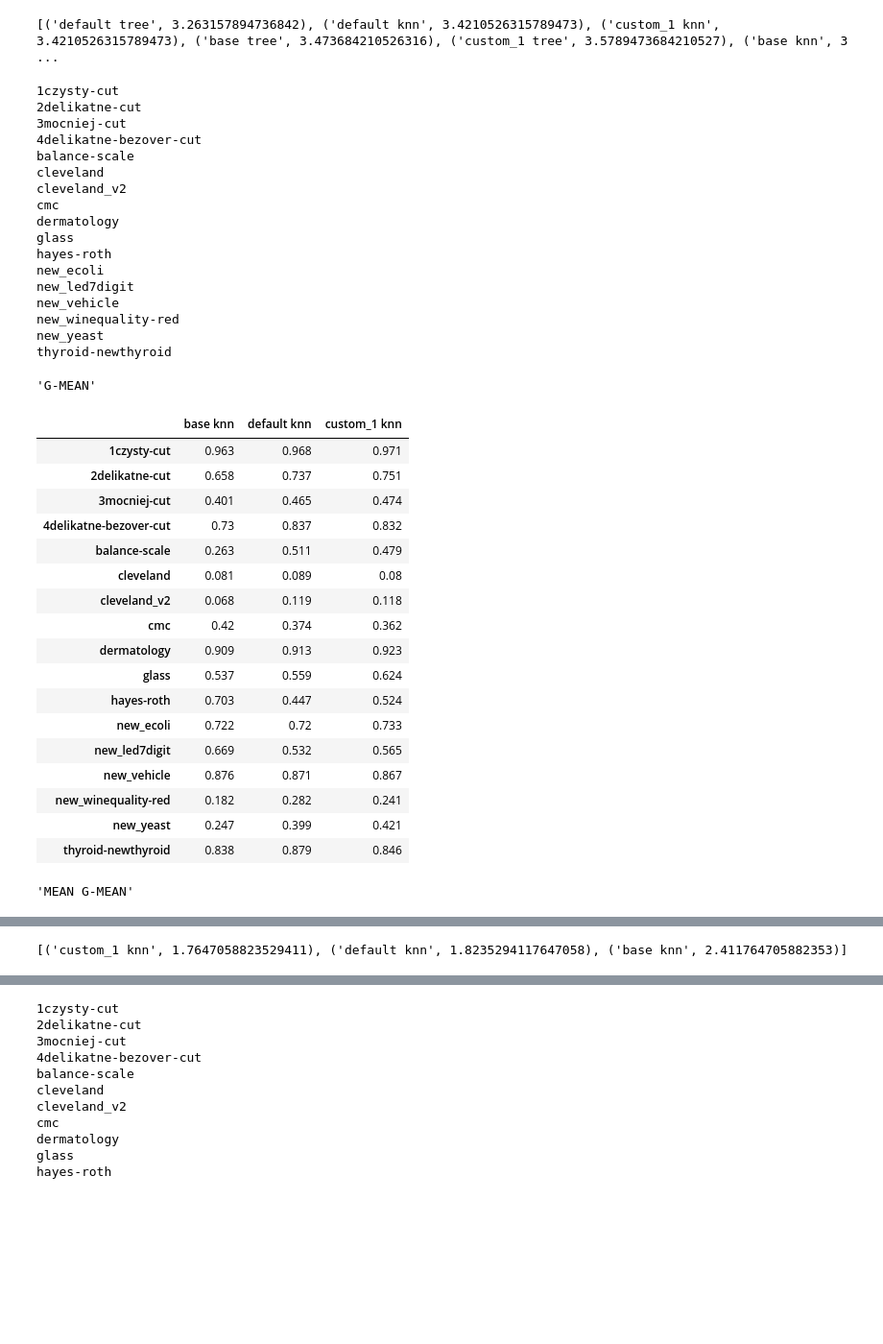
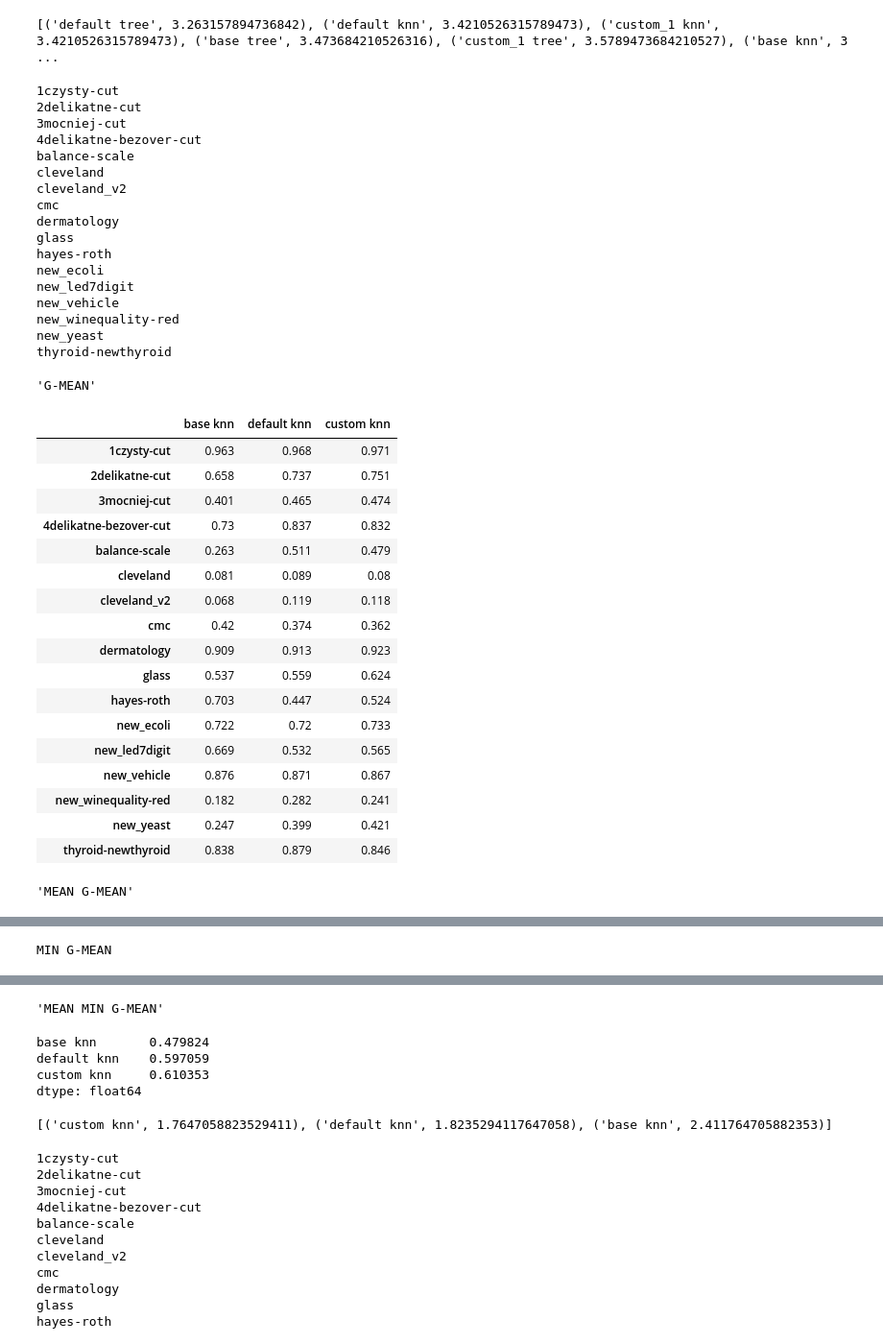
Before and after one commit to damianhorna/multi-imbalance, a Jupyter notebook: benchmarks/spider/spider.ipynb, the cells around one changed output, grey strips where cells are left out. Shown at 96% size. Saved outputs shown, nothing was run; the diff lists cells and outputs as text; code cells hidden in the pictures; blank space fills up the shorter version.

Commit message:
Spider benchmarks final

```diff
--- a/benchmarks/spider/spider.ipynb
+++ b/benchmarks/spider/spider.ipynb
@@ -111,3 +113,44 @@ default [0.532, 0.766, 0.9129999999999999]
 KeyboardInterrupt:
 # %%
 pd.read_csv("article_results.csv", header=None)
+# %%
+cost_matrix = np.array([[0,1,1],[3,0,1],[7,5,0]])
+
+result = []
+
+
+for imbalance_ratio in ["70-30-0-0", "40-50-10-0", "30-40-15-15"]:
+    print(f"Imbalance ratio: {imbalance_ratio}")
+    for overlap in range(0, 3):
+        print(f"Overlap: {overlap}")
+        for setting in ['article', 'custom']:
+            min_tpr = []
+            int_tpr = []
+            maj_tpr = []
+            for i in range(1,11):
+                X_train, y_train, X_test, y_test = read_train_and_test_data(overlap, imbalance_ratio, i)
+                if setting == 'base':
+                    pass
+                elif setting == 'default':
+                    cost = np.ones((3, 3))
+                    for i in range(3):
+                        cost[i][i] = 0
+
+                    clf = SPIDER3(k=5, majority_classes=['MAJ'],
+                                  intermediate_classes=['INT'], minority_classes=['MIN'], cost=cost)
+                    X_train, y_train = clf.fit_transform(X_train.astype(np.float64), y_train)
+                elif setting == 'article':
+                    clf = SPIDER3(k=5, majority_classes=['MAJ'],
+                                  intermediate_classes=['INT'], minority_classes=['MIN'], cost=cost_matrix)
+                    X_train, y_train = clf.fit_transform(X_train.astype(np.float64), y_train)
+                elif setting == 'custom':
+                    clf = SPIDER3(k=5, majority_classes=['MAJ'],
+                                  intermediate_classes=['INT'], minority_classes=['MIN'])
+                    X_train, y_train = clf.fit_transform(X_train.astype(np.float64), y_train)
+                min_t, int_t, maj_t = train_and_test()
+                min_tpr.append(min_t)
+                int_tpr.append(int_t)
+                maj_tpr.append(maj_t)
+            print(setting, [np.array(min_tpr).mean(), np.array(int_tpr).mean(), np.array(maj_tpr).mean()])
+            result.append([np.array(min_tpr).mean(), np.array(int_tpr).mean(), np.array(maj_tpr).mean()])
+np.savetxt("custom_results.csv", np.asarray(result), delimiter=",")
@@ -355,7 +416,7 @@ def calc_cost_matrix(dataset_name, cost_strategy):
         cost = np.ones((no_classes, no_classes))
         np.fill_diagonal(cost, 0)
         return cost
-    elif cost_strategy == 'custom_1': # IR pod diagonala, wyzej jedynki
+    elif cost_strategy == 'custom_1' or cost_strategy == 'custom': # IR pod diagonala, wyzej jedynki
         return SPIDER3._estimate_cost_matrix(datasets[dataset_name].target)
     elif cost_strategy == 'custom_2': # odwrotnie, tj IR nad diagonala, nizej jedynki
         y=datasets[dataset_name].target
@@ -711,27 +800,27 @@ custom_1 knn     0.542947
 dtype: float64
 [('default tree', 3.263157894736842), ('default knn', 3.4210526315789473), ('custom_1 knn', 3.4210526315789473), ('base tree', 3.473684210526316), ('custom_1 tree', 3.5789473684210527), ('base knn', 3 ...
 # %%
-another = test_spiders(['base', 'default', 'custom_1'])
+another = test_spiders(['base', 'default', 'custom'])
 # %% [output]
 1czysty-cut
 2delikatne-cut
 3mocniej-cut
 4delikatne-bezover-cut
 balance-scale
 cleveland
 cleveland_v2
 cmc
 dermatology
 glass
 hayes-roth
 new_ecoli
 new_led7digit
 new_vehicle
 new_winequality-red
 new_yeast
 thyroid-newthyroid
 'G-MEAN'
-|  | base knn | default knn | custom_1 knn |
+|  | base knn | default knn | custom knn |
 | 1czysty-cut | 0.963 | 0.968 | 0.971 |
 | 2delikatne-cut | 0.658 | 0.737 | 0.751 |
 | 3mocniej-cut | 0.401 | 0.465 | 0.474 |
@@ -756,2 +845,2 @@ custom_1 knn    0.577118
 dtype: float64
-[('custom_1 knn', 1.7647058823529411), ('default knn', 1.8235294117647058), ('base knn', 2.411764705882353)]
+MIN G-MEAN
@@ -758,3 +865,9 @@ dtype: float64
+'MEAN MIN G-MEAN'
+base knn       0.479824
+default knn    0.597059
+custom knn     0.610353
+dtype: float64
+[('custom knn', 1.7647058823529411), ('default knn', 1.8235294117647058), ('base knn', 2.411764705882353)]
 # %%
 another = test_spiders(['base', 'default', 'xgboost'])
 # %% [output]
```
Also changed, not shown: parts of 4 cells of this notebook, 2 other files.
